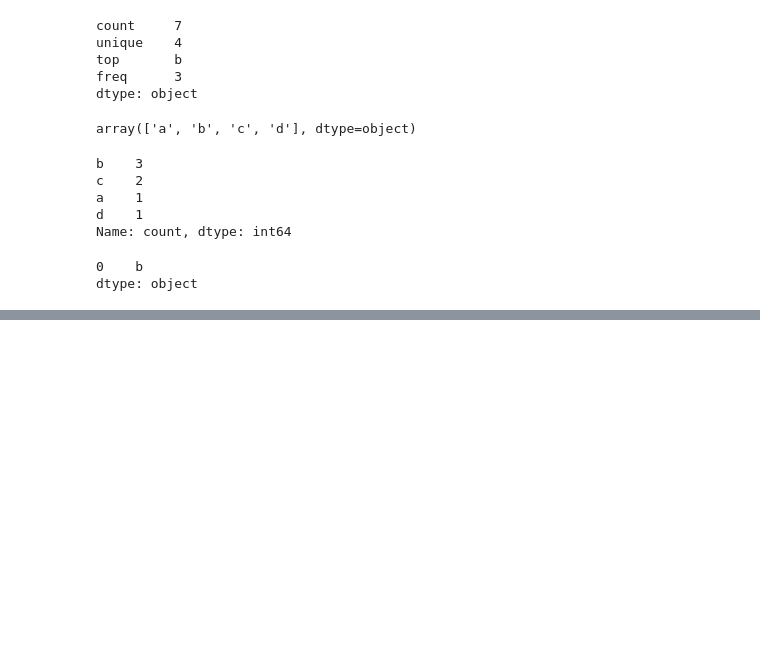
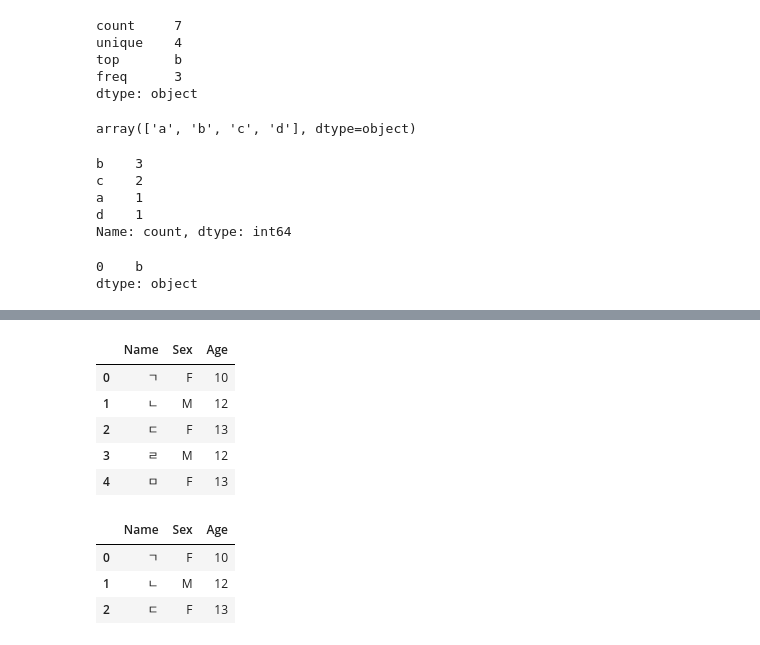
Before and after one commit to bol7979/PY_B_YNU, a Jupyter notebook: 2-2_Pandas데이터다루기/1_Series_DataFrame.ipynb, the cells around one changed output, grey strips where cells are left out. Cells and saved outputs as stored; diff of their text form; code cells hidden in the pictures; blank space fills up the shorter version.

```diff
--- a/2-2_Pandas데이터다루기/1_Series_DataFrame.ipynb
+++ b/2-2_Pandas데이터다루기/1_Series_DataFrame.ipynb
@@ -233,0 +331,16 @@ dtype: object
+# %%
+df.head()
+# %% [output]
+|  | Name | Sex | Age |
+| 0 | ㄱ | F | 10 |
+| 1 | ㄴ | M | 12 |
+| 2 | ㄷ | F | 13 |
+| 3 | ㄹ | M | 12 |
+| 4 | ㅁ | F | 13 |
+# %%
+df.head(-3)
+# %% [output]
+|  | Name | Sex | Age |
+| 0 | ㄱ | F | 10 |
+| 1 | ㄴ | M | 12 |
+| 2 | ㄷ | F | 13 |
```
Also changed, not shown: parts of 30 cells of this notebook, 3 other files.
